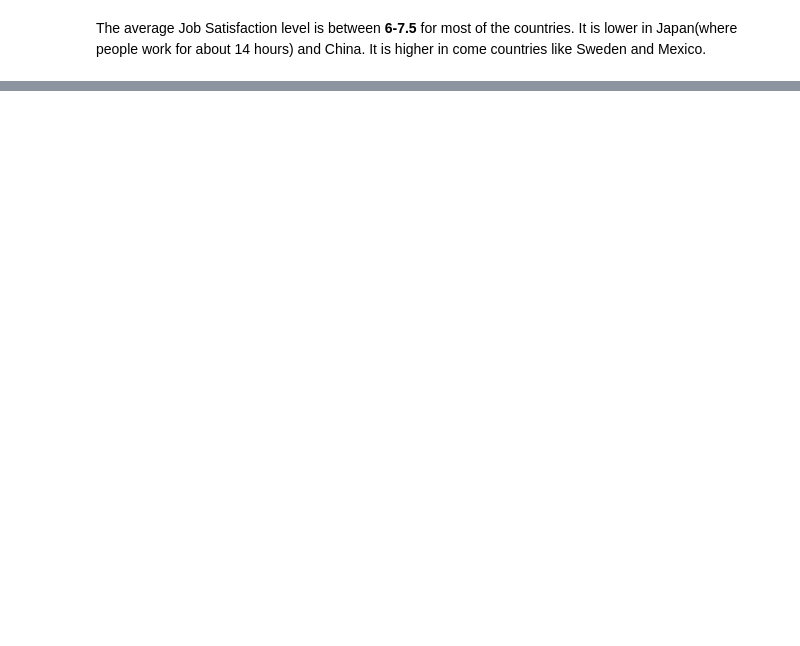
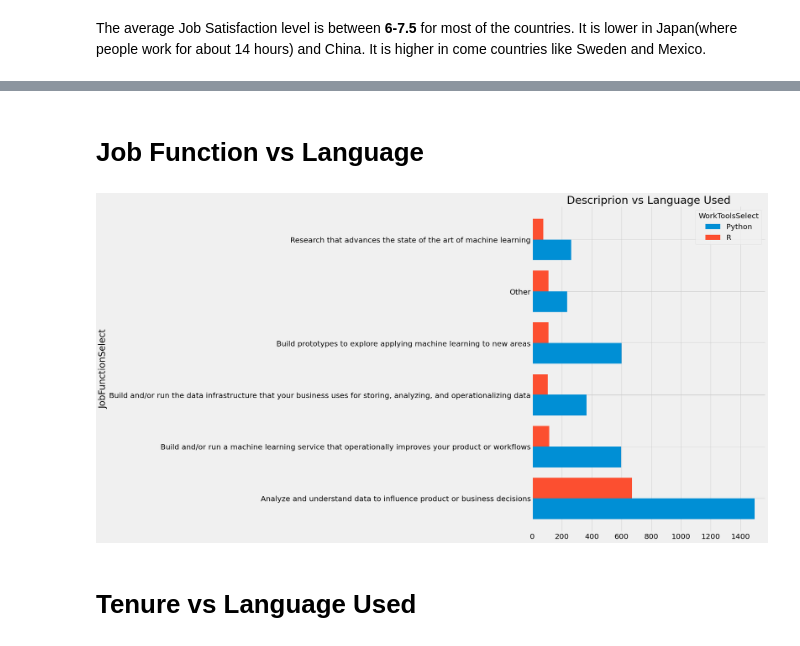
Before and after one commit to sentemel/data_visualization, a Jupyter notebook: Novice to Grandmaster - What Data Scintists say?/Novice to Grandmaster.ipynb, the cells around one changed output, grey strips where cells are left out. Drawn from its saved outputs; the diff is of its cells as text; code cells hidden in the pictures; blank space fills up the shorter version.

```diff
--- a/Novice to Grandmaster - What Data Scintists say?/Novice to Grandmaster.ipynb
+++ b/Novice to Grandmaster - What Data Scintists say?/Novice to Grandmaster.ipynb
@@ -458,0 +463,9 @@ The average Job Satisfaction level is between **6-7.5** for most of the countrie
+# %%
+resp=response.dropna(subset=['WorkToolsSelect'])
+resp=resp.merge(rates,
+                left_on='CompensationCurrency',
+                right_on='originCountry',
+                how='left')
+python=resp[(resp['WorkToolsSelect'].str.contains('Python'))&(resp['WorkToolsSelect'].str.contains('R'))]
+R=resp[(~resp['WorkToolsSelect'].str.contains('Python'))&(resp['WorkToolsSelect'].str.contains('R'))]
+both=resp[(resp['WorkToolsSelect'].str.contains('Python'))&(resp['WorkToolsSelect'].str.contains('R'))]
@@ -458,0 +617,12 @@ The average Job Satisfaction level is between **6-7.5** for most of the countrie
+# %%
+py1=python.copy()
+r=R.copy()
+py1['WorkToolsSelect']='Python'
+r['WorkToolsSelect']='R'
+r_vs_py=pd.concat([py1, r])
+r_vs_py=r_vs_py.groupby(['CurrentJobTitleSelect', 'WorkToolsSelect'])['Age'].count().to_frame().reset_index()
+r_vs_py.pivot('CurrentJobTitleSelect', 'WorkToolsSelect', 'Age').plot.barh(width=0.8)
+fig=plt.gcf()
+fig.set_size_inches(10, 15)
+plt.title('Job Title vs Language Used', size=15)
+plt.show()
@@ -458,0 +631,14 @@ The average Job Satisfaction level is between **6-7.5** for most of the countrie
+# %% [markdown]
+# Job Function vs Language
+# %%
+r_vs_py=pd.concat([py1, r])
+r_vs_py=r_vs_py.groupby(['JobFunctionSelect', 'WorkToolsSelect'])['Age'].count().to_frame().reset_index()
+r_vs_py.pivot('JobFunctionSelect', 'WorkToolsSelect', 'Age').plot.barh(width=0.8)
+fig=plt.gcf()
+fig.set_size_inches(10, 15)
+plt.title('Descriprion vs Language Used')
+plt.show()
+# %% [output]
+[figure, added]
+# %% [markdown]
+# Tenure vs Language Used
```
Also changed, not shown: parts of 23 cells of this notebook.
